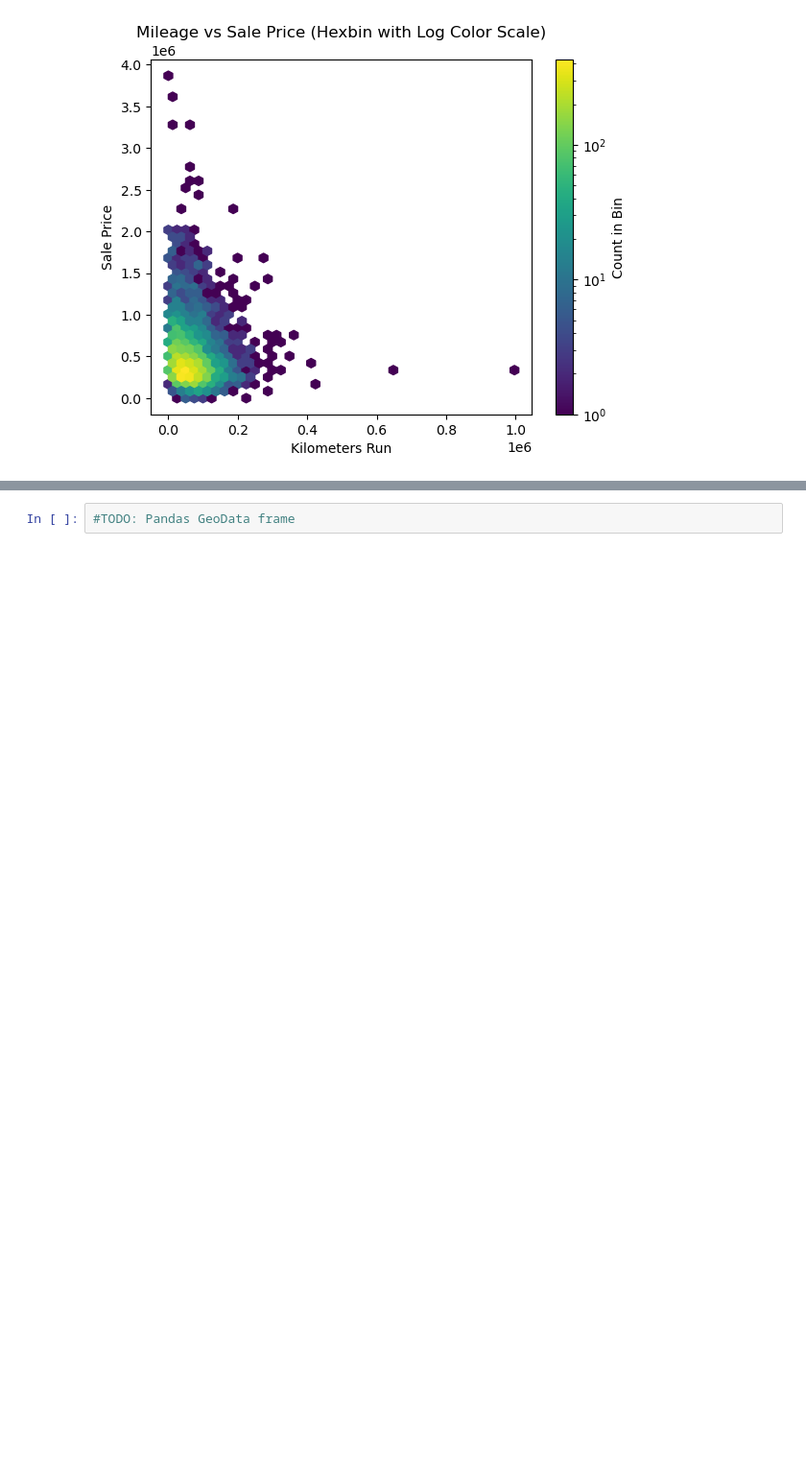
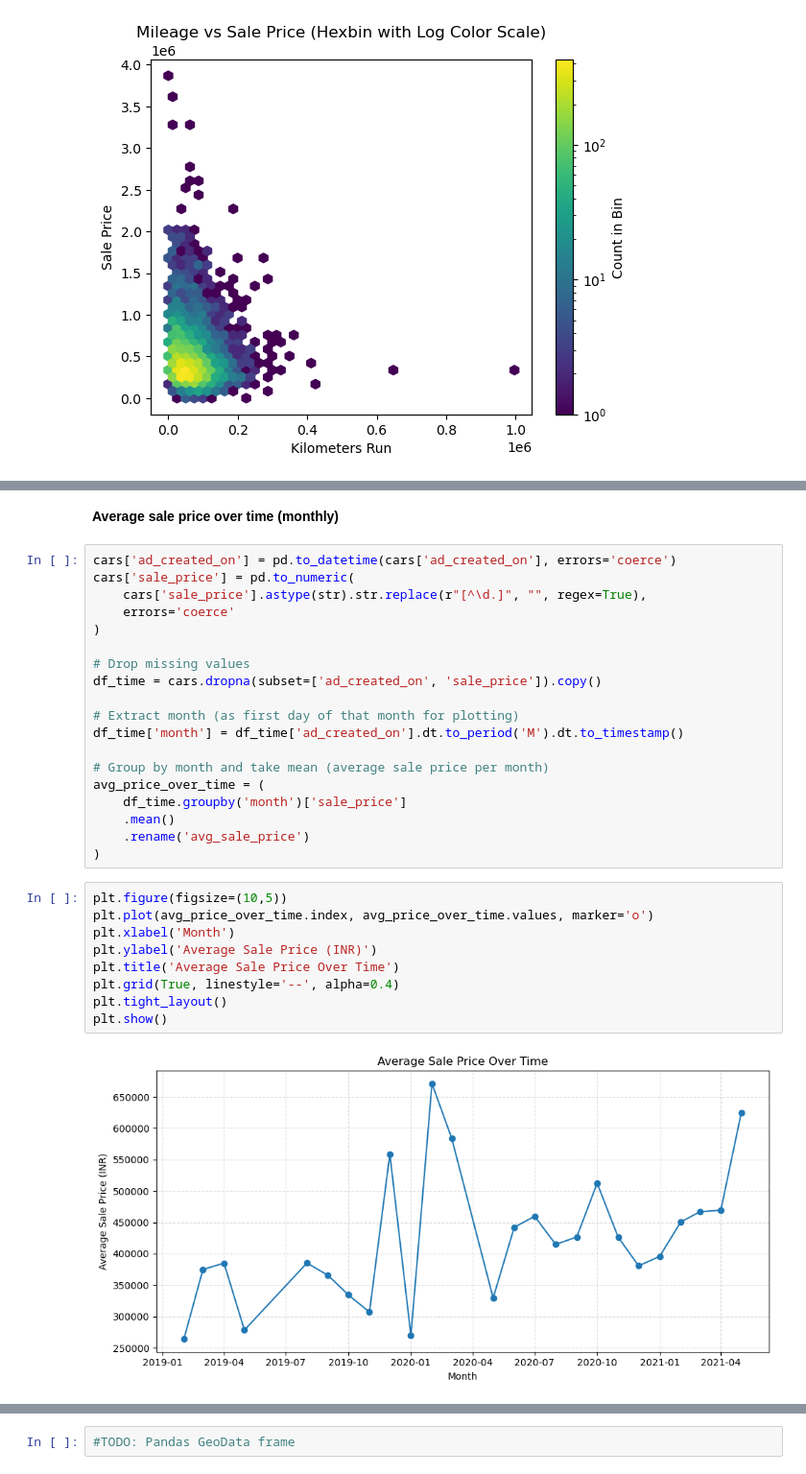
Before and after one commit to aarschne/UN5550finalproject, a Jupyter notebook: data_cleaning_visualization.ipynb, the cells around one changed output, grey strips where cells are left out. Shown at 96% size. Drawn from its saved outputs; the diff is of its cells as text; blank space fills up the shorter version.

Commit message:
Update data_cleaning_visualization.ipynb
some visualizations added

```diff
--- a/data_cleaning_visualization.ipynb
+++ b/data_cleaning_visualization.ipynb
@@ -118,0 +132,32 @@ plt.show()
+# %% [markdown]
+**Average sale price over time (monthly)**
+# %%
+cars['ad_created_on'] = pd.to_datetime(cars['ad_created_on'], errors='coerce')
+cars['sale_price'] = pd.to_numeric(
+    cars['sale_price'].astype(str).str.replace(r"[^\d.]", "", regex=True),
+    errors='coerce'
+)
+
+# Drop missing values
+df_time = cars.dropna(subset=['ad_created_on', 'sale_price']).copy()
+
+# Extract month (as first day of that month for plotting)
+df_time['month'] = df_time['ad_created_on'].dt.to_period('M').dt.to_timestamp()
+
+# Group by month and take mean (average sale price per month)
+avg_price_over_time = (
+    df_time.groupby('month')['sale_price']
+    .mean()
+    .rename('avg_sale_price')
+)
+# %%
+plt.figure(figsize=(10,5))
+plt.plot(avg_price_over_time.index, avg_price_over_time.values, marker='o')
+plt.xlabel('Month')
+plt.ylabel('Average Sale Price (INR)')
+plt.title('Average Sale Price Over Time')
+plt.grid(True, linestyle='--', alpha=0.4)
+plt.tight_layout()
+plt.show()
+# %% [output]
+[figure, added]
```
Also changed, not shown: parts of 7 cells of this notebook.
